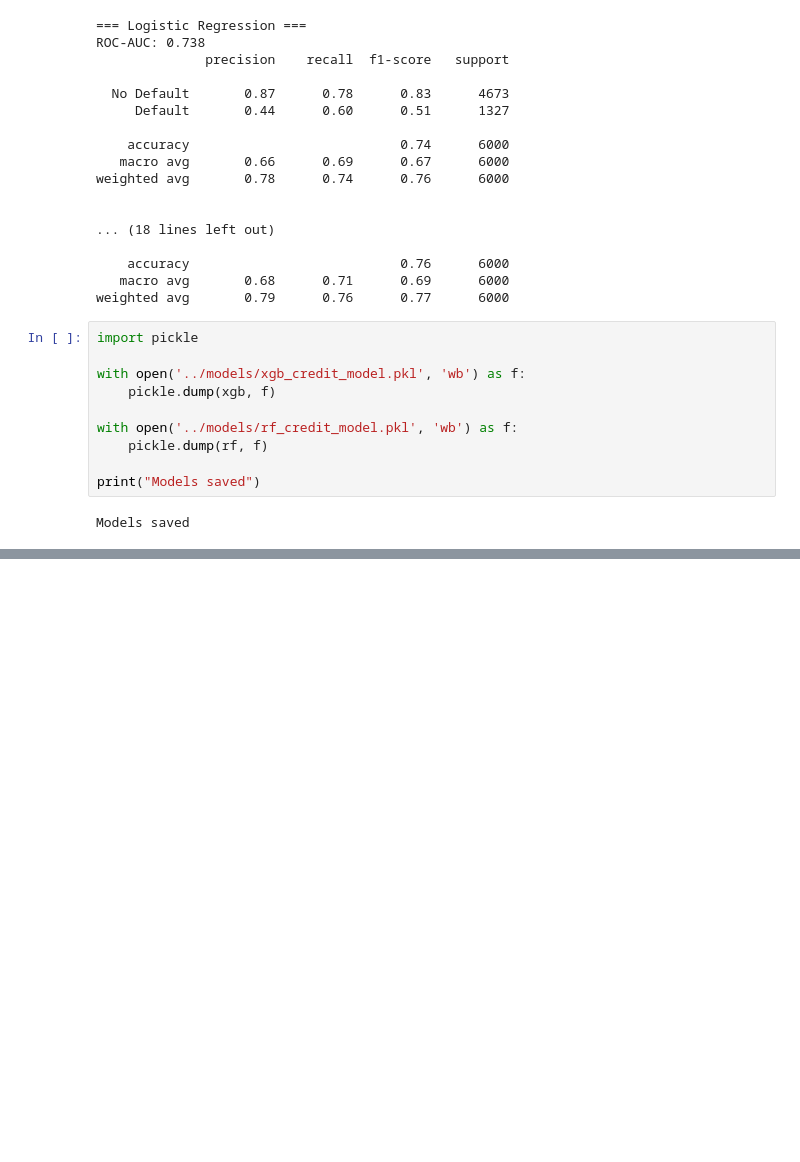
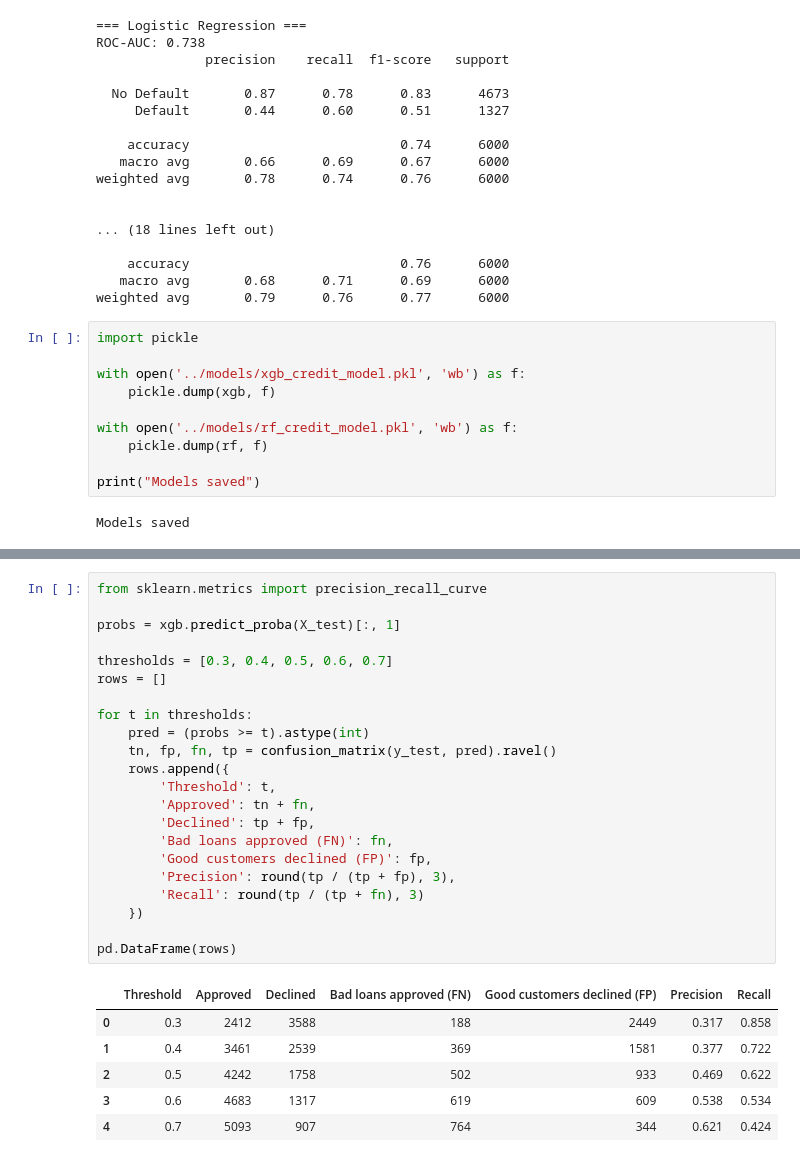
Before and after one commit to Abdullahnasirr/credit-default-risk-analytics, a Jupyter notebook: notebooks/02_ml_model.ipynb, the cells around one changed output, grey strips where cells are left out. Drawn from its saved outputs; the diff is of its cells as text; blank space fills up the shorter version.

Commit message:
Threshold analysis - business trade-off between bad loans and rejected customers

```diff
--- a/notebooks/02_ml_model.ipynb
+++ b/notebooks/02_ml_model.ipynb
@@ -142,0 +190,29 @@ Models saved
+# %%
+from sklearn.metrics import precision_recall_curve
+
+probs = xgb.predict_proba(X_test)[:, 1]
+
+thresholds = [0.3, 0.4, 0.5, 0.6, 0.7]
+rows = []
+
+for t in thresholds:
+    pred = (probs >= t).astype(int)
+    tn, fp, fn, tp = confusion_matrix(y_test, pred).ravel()
+    rows.append({
+        'Threshold': t,
+        'Approved': tn + fn,
+        'Declined': tp + fp,
+        'Bad loans approved (FN)': fn,
+        'Good customers declined (FP)': fp,
+        'Precision': round(tp / (tp + fp), 3),
+        'Recall': round(tp / (tp + fn), 3)
+    })
+
+pd.DataFrame(rows)
+# %% [output]
+|  | Threshold | Approved | Declined | Bad loans approved (FN) | Good customers declined (FP) | Precision | Recall |
+| 0 | 0.3 | 2412 | 3588 | 188 | 2449 | 0.317 | 0.858 |
+| 1 | 0.4 | 3461 | 2539 | 369 | 1581 | 0.377 | 0.722 |
+| 2 | 0.5 | 4242 | 1758 | 502 | 933 | 0.469 | 0.622 |
+| 3 | 0.6 | 4683 | 1317 | 619 | 609 | 0.538 | 0.534 |
+| 4 | 0.7 | 5093 | 907 | 764 | 344 | 0.621 | 0.424 |
```
Also changed, not shown: parts of 4 cells of this notebook, 2 other files.
